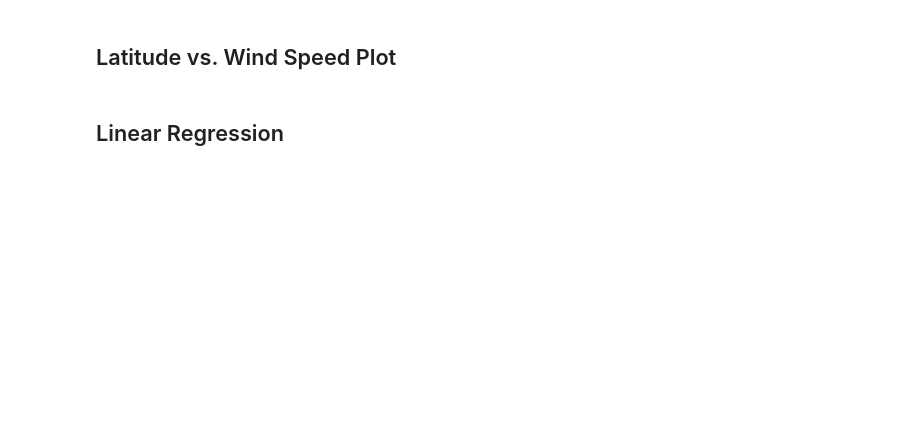
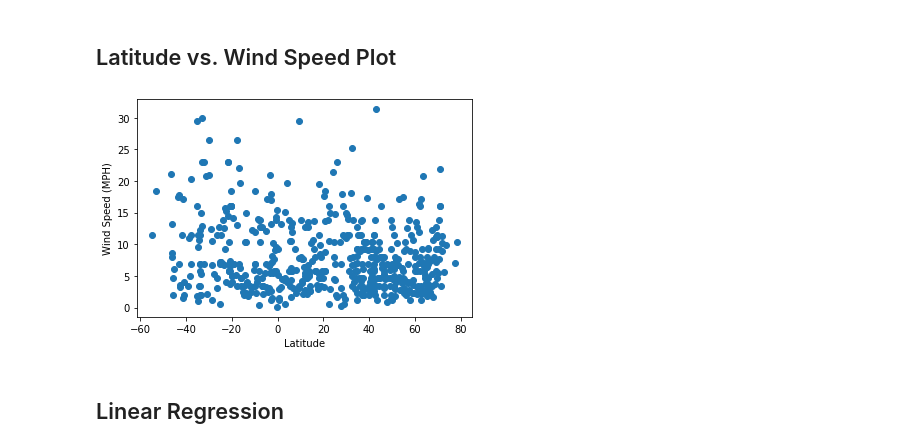
Before and after one commit to jamisonunruh24/python-api-challenge, a Jupyter notebook: WeatherPy.ipynb, the cells around one changed output. Cells and saved outputs as stored; diff of their text form; code cells hidden in the pictures; blank space fills up the shorter version.

```diff
--- a/WeatherPy.ipynb
+++ b/WeatherPy.ipynb
@@ -189,4 +216,13 @@ weather_df
 # %% [markdown]
 ## Latitude vs. Wind Speed Plot
+# %%
+x_values = weather_df['Lat']
+y_values = weather_df['Wind Speed']
+plt.scatter(x_values,y_values)
+plt.xlabel('Latitude')
+plt.ylabel('Wind Speed (MPH)')
+plt.show()
+# %% [output]
+[figure, added]
 # %% [markdown]
 ## Linear Regression
```
Also changed, not shown: parts of 12 cells of this notebook.
